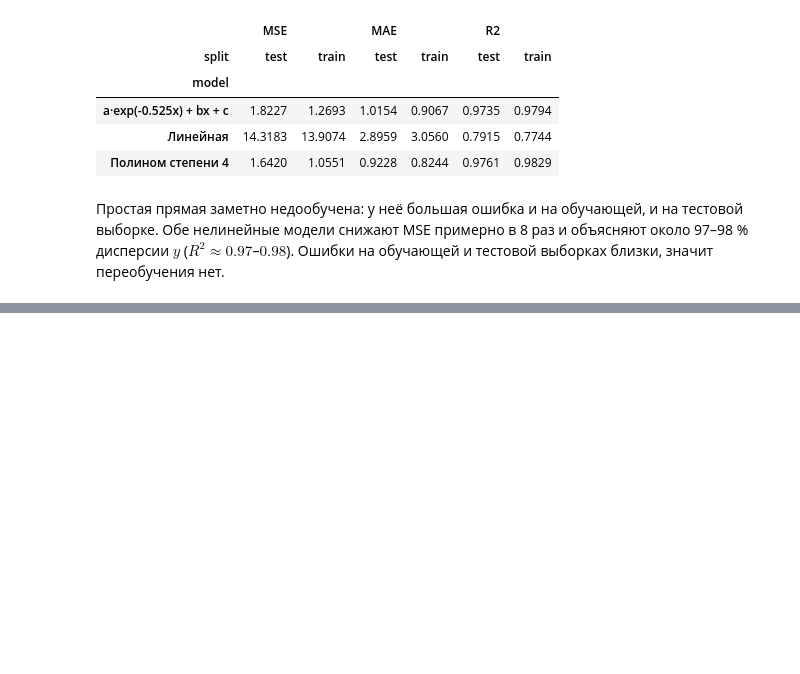
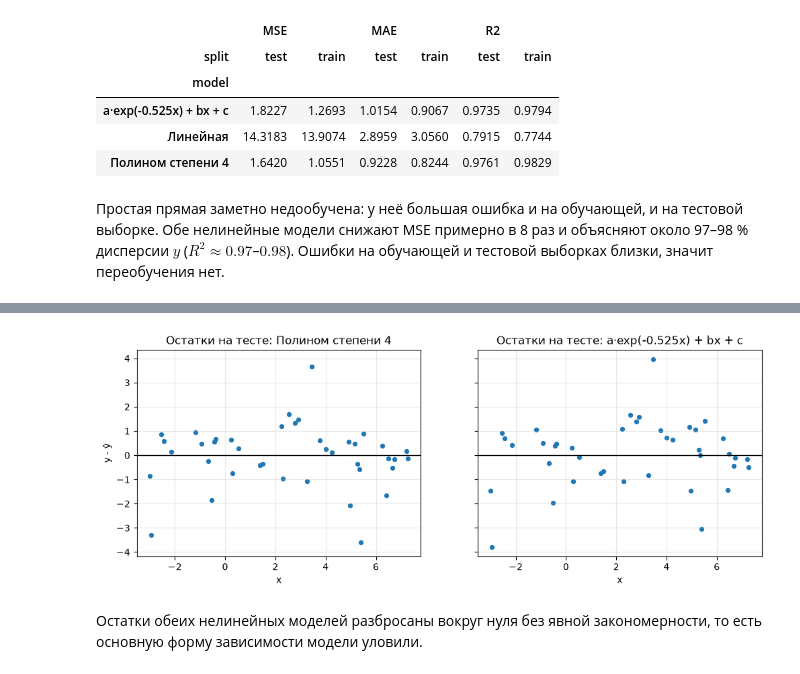
Before and after one commit to calculation-methods/ml, a Jupyter notebook: stud/vasyutinskiy/lab1.ipynb, the cells around one changed output, grey strips where cells are left out. Cells and saved outputs as stored; diff of their text form; code cells hidden in the pictures; blank space fills up the shorter version.

```diff
--- a/stud/vasyutinskiy/lab1.ipynb
+++ b/stud/vasyutinskiy/lab1.ipynb
@@ -239,0 +258,15 @@ metrics.pivot(index='model', columns='split', values=['MSE', 'MAE', 'R2']).round
+# %%
+fig, axes = plt.subplots(1, 2, figsize=(12, 4), sharey=True)
+for ax, (name, model) in zip(axes, list(models.items())[1:]):
+    residuals = y_test - model.predict(X_test)
+    ax.scatter(X_test['x'], residuals, s=18)
+    ax.axhline(0, color='black', linewidth=1)
+    ax.set_title(f'Остатки на тесте: {name}')
+    ax.set_xlabel('x')
+    ax.grid(alpha=0.3)
+axes[0].set_ylabel('y - ŷ')
+plt.show()
+# %% [output]
+[figure, added]
+# %% [markdown]
+Остатки обеих нелинейных моделей разбросаны вокруг нуля без явной закономерности, то есть основную форму зависимости модели уловили.
```
Also changed, not shown: parts of 2 cells of this notebook.
